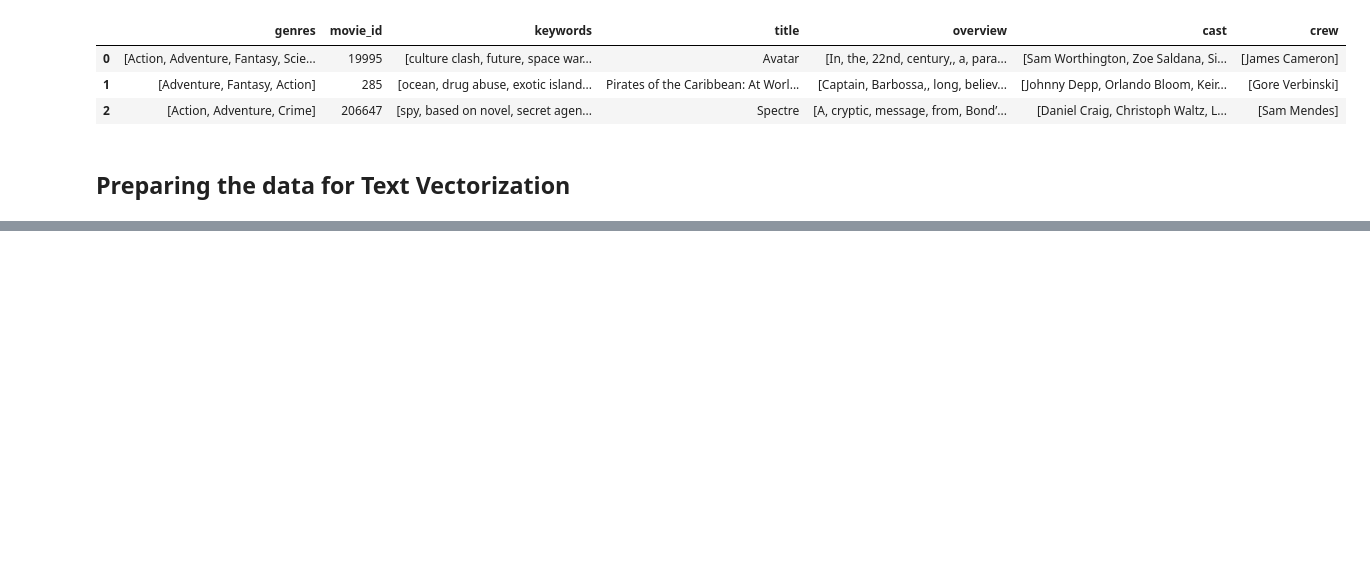
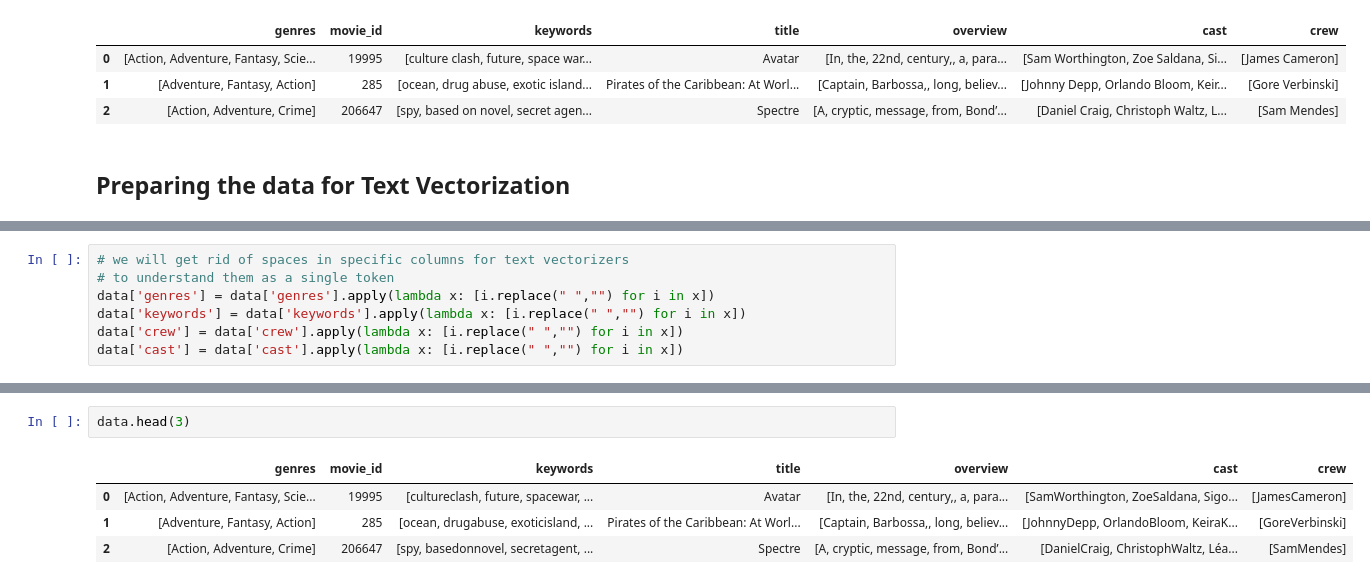
Before and after one commit to anamillen/movie-recommendations, a Jupyter notebook: movie-recommendation-system.ipynb, the cells around one changed output, grey strips where cells are left out. Saved outputs shown, nothing was run; the diff lists cells and outputs as text; blank space fills up the shorter version.

```diff
--- a/movie-recommendation-system.ipynb
+++ b/movie-recommendation-system.ipynb
@@ -198,0 +198,7 @@ data.head(3)
+# %%
+# we will get rid of spaces in specific columns for text vectorizers
+# to understand them as a single token
+data['genres'] = data['genres'].apply(lambda x: [i.replace(" ","") for i in x])
+data['keywords'] = data['keywords'].apply(lambda x: [i.replace(" ","") for i in x])
+data['crew'] = data['crew'].apply(lambda x: [i.replace(" ","") for i in x])
+data['cast'] = data['cast'].apply(lambda x: [i.replace(" ","") for i in x])
@@ -198,0 +226,7 @@ data.head(3)
+# %%
+data.head(3)
+# %% [output]
+|  | genres | movie_id | keywords | title | overview | cast | crew |
+| 0 | [Action, Adventure, Fantasy, Scie... | 19995 | [cultureclash, future, spacewar, ... | Avatar | [In, the, 22nd, century,, a, para... | [SamWorthington, ZoeSaldana, Sigo... | [JamesCameron] |
+| 1 | [Adventure, Fantasy, Action] | 285 | [ocean, drugabuse, exoticisland, ... | Pirates of the Caribbean: At Worl... | [Captain, Barbossa,, long, believ... | [JohnnyDepp, OrlandoBloom, KeiraK... | [GoreVerbinski] |
+| 2 | [Action, Adventure, Crime] | 206647 | [spy, basedonnovel, secretagent, ... | Spectre | [A, cryptic, message, from, Bond’... | [DanielCraig, ChristophWaltz, Léa... | [SamMendes] |
```
Also changed, not shown: parts of 29 cells of this notebook.
